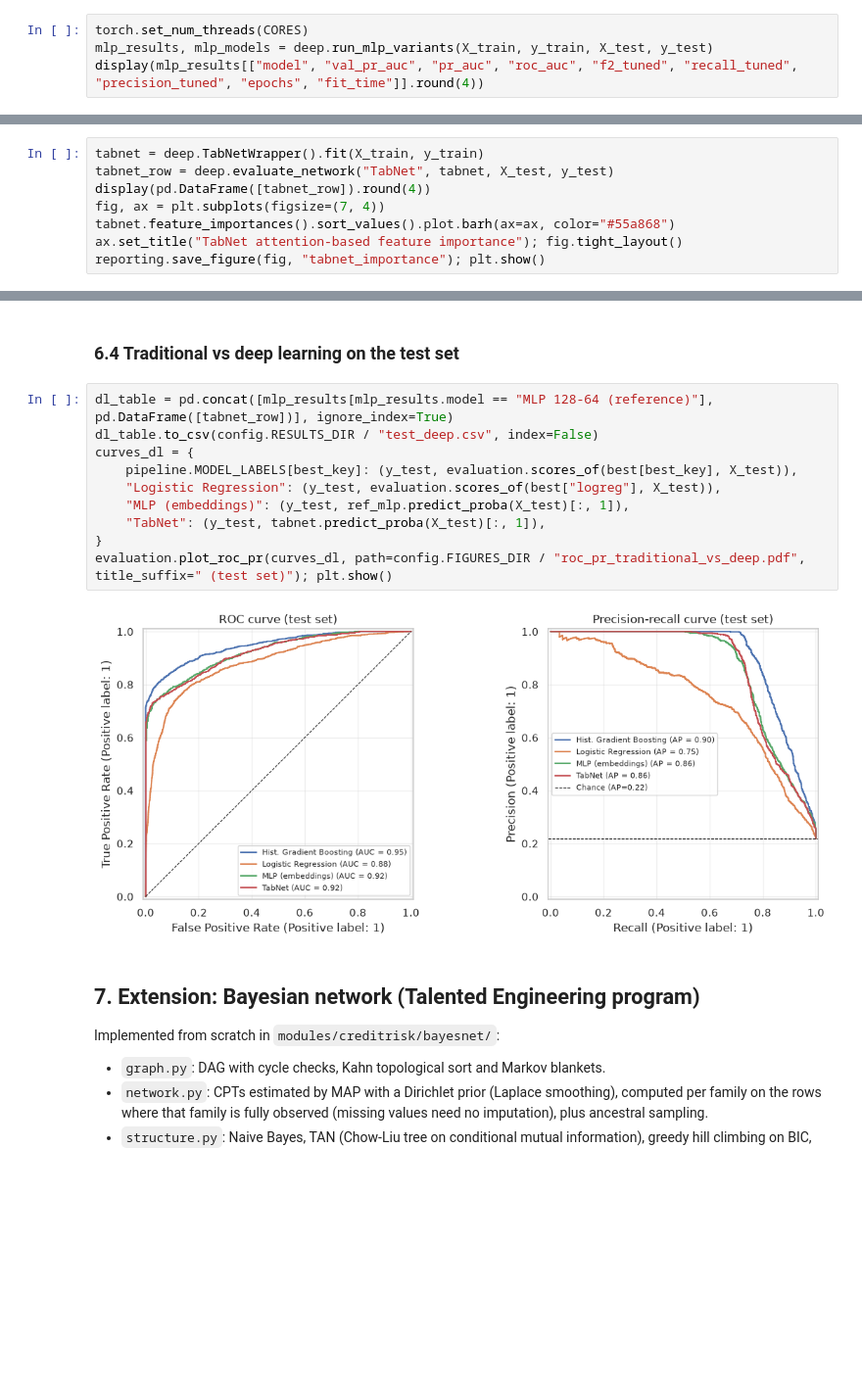
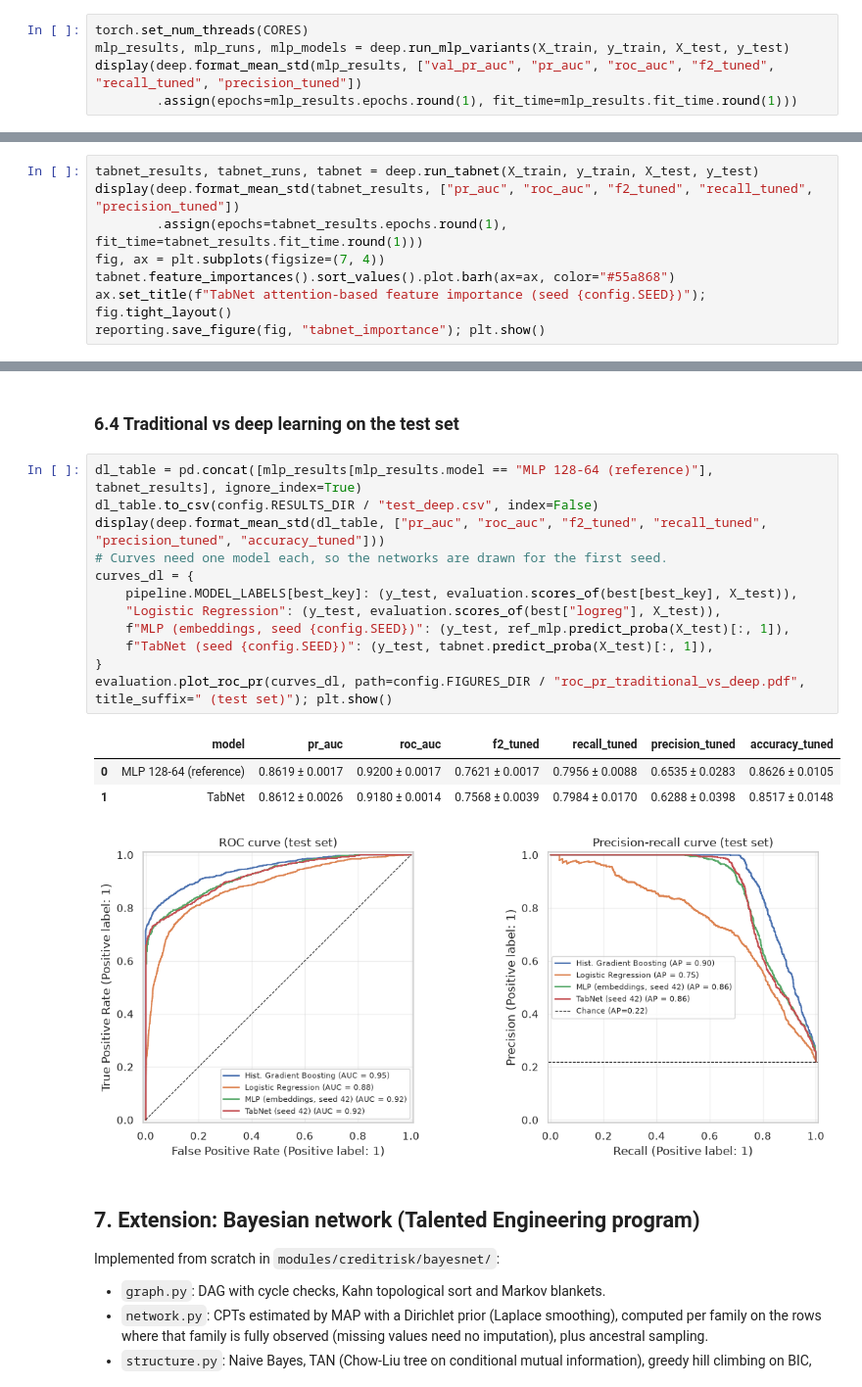
Before and after one commit to datduongabc/credit-risk-classification, a Jupyter notebook: notebooks/credit_risk_pipeline.ipynb, the cells around one changed output, grey strips where cells are left out. Shown at 98% size. Saved outputs shown, nothing was run; the diff lists cells and outputs as text; blank space fills up the shorter version.

```diff
--- a/notebooks/credit_risk_pipeline.ipynb
+++ b/notebooks/credit_risk_pipeline.ipynb
@@ -625,6 +630,7 @@ standardized. Categorical columns become integer codes that feed trainable **ent
 ### 6.1 MLP architecture and training variants
 # %%
 torch.set_num_threads(CORES)
-mlp_results, mlp_models = deep.run_mlp_variants(X_train, y_train, X_test, y_test)
-display(mlp_results[["model", "val_pr_auc", "pr_auc", "roc_auc", "f2_tuned", "recall_tuned", "precision_tuned", "epochs", "fit_time"]].round(4))
+mlp_results, mlp_runs, mlp_models = deep.run_mlp_variants(X_train, y_train, X_test, y_test)
+display(deep.format_mean_std(mlp_results, ["val_pr_auc", "pr_auc", "roc_auc", "f2_tuned", "recall_tuned", "precision_tuned"])
+        .assign(epochs=mlp_results.epochs.round(1), fit_time=mlp_results.fit_time.round(1)))
 # %% [output]
@@ -657,12 +663,12 @@ fig.tight_layout(); reporting.save_figure(fig, "mlp_training"); plt.show()
 # %% [markdown]
 ### 6.2 TabNet
 # %%
-tabnet = deep.TabNetWrapper().fit(X_train, y_train)
-tabnet_row = deep.evaluate_network("TabNet", tabnet, X_test, y_test)
-display(pd.DataFrame([tabnet_row]).round(4))
+tabnet_results, tabnet_runs, tabnet = deep.run_tabnet(X_train, y_train, X_test, y_test)
+display(deep.format_mean_std(tabnet_results, ["pr_auc", "roc_auc", "f2_tuned", "recall_tuned", "precision_tuned"])
+        .assign(epochs=tabnet_results.epochs.round(1), fit_time=tabnet_results.fit_time.round(1)))
 fig, ax = plt.subplots(figsize=(7, 4))
 tabnet.feature_importances().sort_values().plot.barh(ax=ax, color="#55a868")
-ax.set_title("TabNet attention-based feature importance"); fig.tight_layout()
+ax.set_title(f"TabNet attention-based feature importance (seed {config.SEED})"); fig.tight_layout()
 reporting.save_figure(fig, "tabnet_importance"); plt.show()
 # %% [output]
 Early stopping occurred at epoch 44 with best_epoch = 34 and best_val_0_auc = 0.92467
@@ -689,17 +707,22 @@ display(pd.DataFrame([emb_row]).round(4))
 # %% [markdown]
 ### 6.4 Traditional vs deep learning on the test set
 # %%
-dl_table = pd.concat([mlp_results[mlp_results.model == "MLP 128-64 (reference)"], pd.DataFrame([tabnet_row])], ignore_index=True)
+dl_table = pd.concat([mlp_results[mlp_results.model == "MLP 128-64 (reference)"], tabnet_results], ignore_index=True)
 dl_table.to_csv(config.RESULTS_DIR / "test_deep.csv", index=False)
+display(deep.format_mean_std(dl_table, ["pr_auc", "roc_auc", "f2_tuned", "recall_tuned", "precision_tuned", "accuracy_tuned"]))
+# Curves need one model each, so the networks are drawn for the first seed.
 curves_dl = {
     pipeline.MODEL_LABELS[best_key]: (y_test, evaluation.scores_of(best[best_key], X_test)),
     "Logistic Regression": (y_test, evaluation.scores_of(best["logreg"], X_test)),
-    "MLP (embeddings)": (y_test, ref_mlp.predict_proba(X_test)[:, 1]),
-    "TabNet": (y_test, tabnet.predict_proba(X_test)[:, 1]),
+    f"MLP (embeddings, seed {config.SEED})": (y_test, ref_mlp.predict_proba(X_test)[:, 1]),
+    f"TabNet (seed {config.SEED})": (y_test, tabnet.predict_proba(X_test)[:, 1]),
 }
 evaluation.plot_roc_pr(curves_dl, path=config.FIGURES_DIR / "roc_pr_traditional_vs_deep.pdf", title_suffix=" (test set)"); plt.show()
 # %% [output]
+|  | model | pr_auc | roc_auc | f2_tuned | recall_tuned | precision_tuned | accuracy_tuned |
+| 0 | MLP 128-64 (reference) | 0.8619 ± 0.0017 | 0.9200 ± 0.0017 | 0.7621 ± 0.0017 | 0.7956 ± 0.0088 | 0.6535 ± 0.0283 | 0.8626 ± 0.0105 |
+| 1 | TabNet | 0.8612 ± 0.0026 | 0.9180 ± 0.0014 | 0.7568 ± 0.0039 | 0.7984 ± 0.0170 | 0.6288 ± 0.0398 | 0.8517 ± 0.0148 |
-[figure, old version]
+[figure, new version]
 # %% [markdown]
 ## 7. Extension: Bayesian network (Talented Engineering program)
 Implemented from scratch in `modules/creditrisk/bayesnet/`:
```
Also changed, not shown: parts of 17 cells of this notebook, 41 other files.
